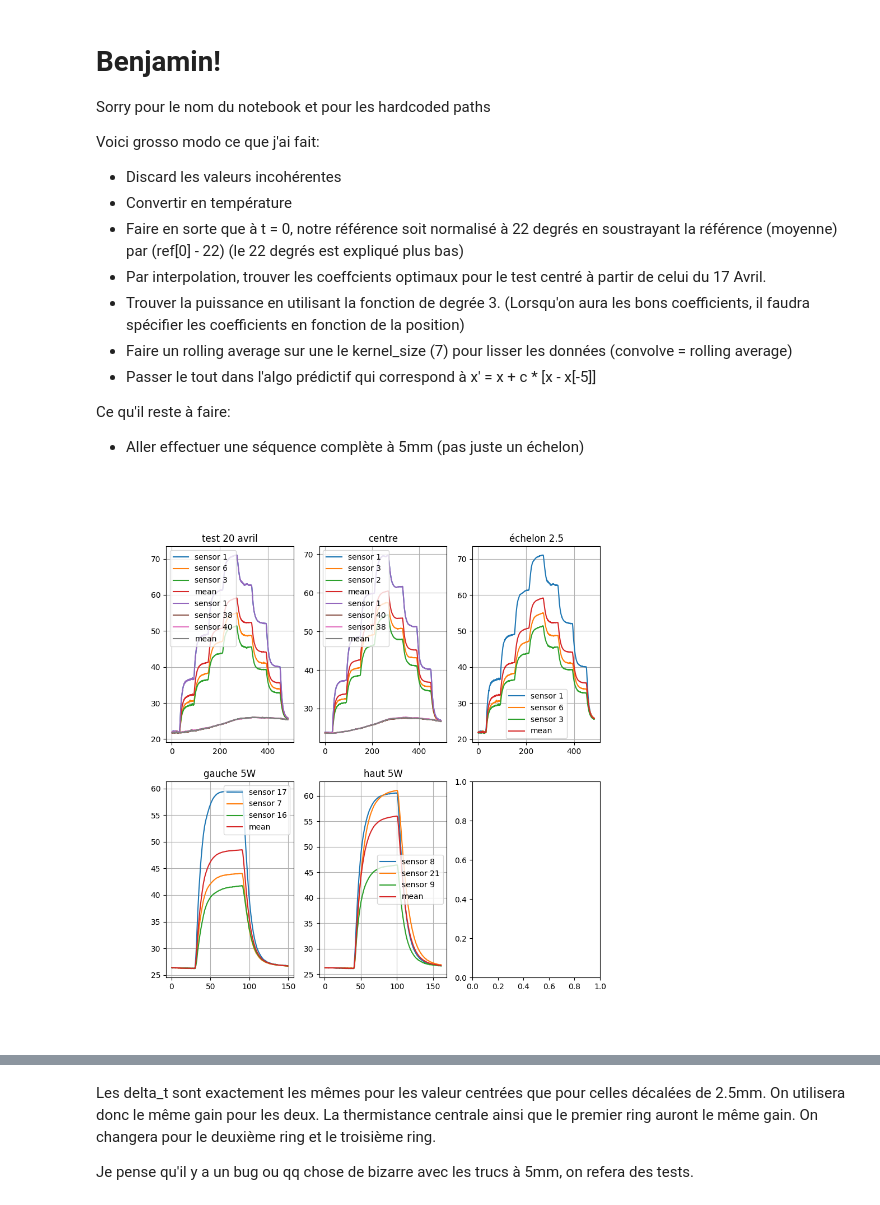
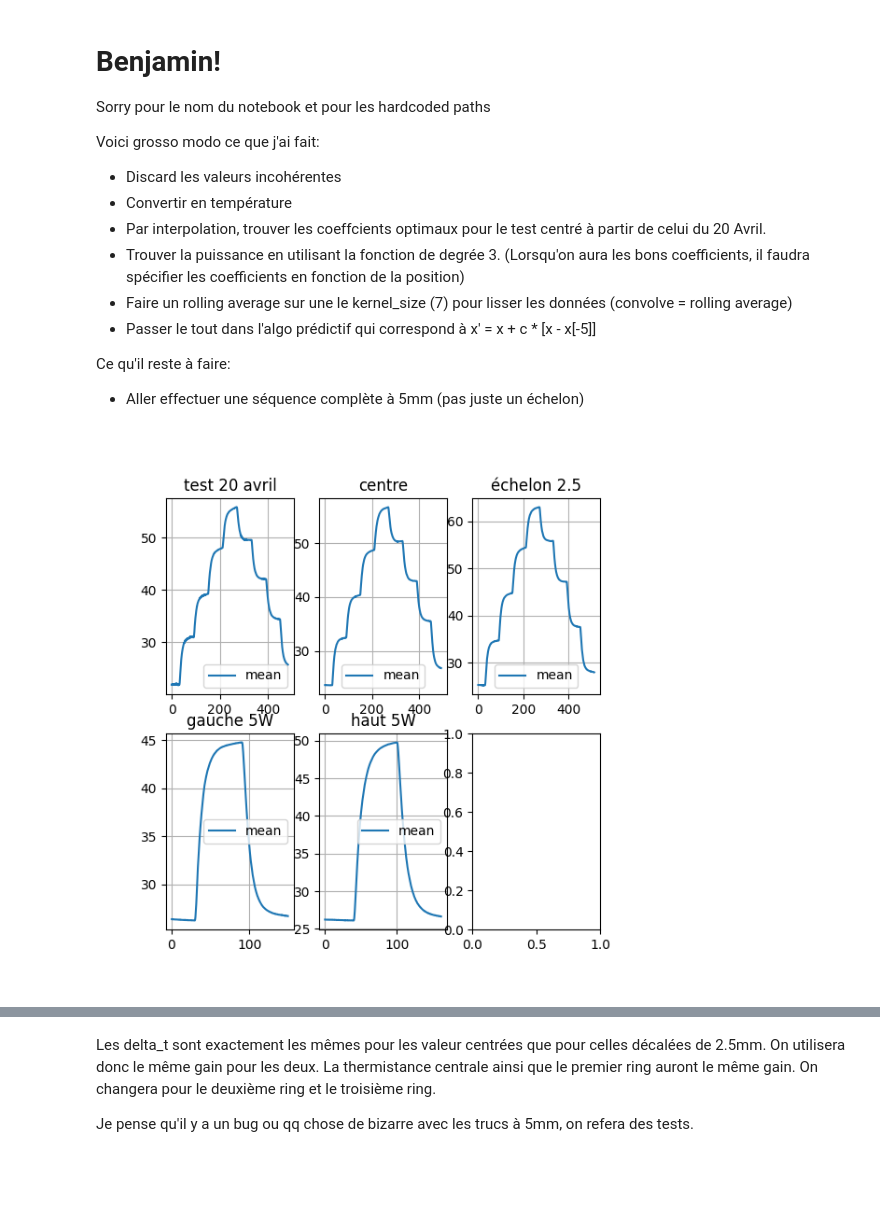
Before and after one commit to sapar82/Design-3-Team-2, a Jupyter notebook: Programmation/Debuggage/Script Python/notebook.ipynb, the cells around one changed output, grey strips where cells are left out. Drawn from its saved outputs; the diff is of its cells as text; code cells hidden in the pictures; blank space fills up the shorter version.

Commit message:
Mean

```diff
--- a/Programmation/Debuggage/Script Python/notebook.ipynb
+++ b/Programmation/Debuggage/Script Python/notebook.ipynb
@@ -6,8 +6,7 @@ et pour les hardcoded paths
 Voici grosso modo ce que j'ai fait:
 - Discard les valeurs incohérentes
 - Convertir en température
-- Faire en sorte que à t = 0, notre référence soit normalisé à 22 degrés en soustrayant la référence (moyenne) par (ref[0] - 22) (le 22 degrés est expliqué plus bas)
-- Par interpolation, trouver les coeffcients optimaux pour le test centré à partir de celui du 17 Avril.
+- Par interpolation, trouver les coeffcients optimaux pour le test centré à partir de celui du 20 Avril.
 - Trouver la puissance en utilisant la fonction de degrée 3. (Lorsqu'on aura les bons coefficients, il faudra spécifier les coefficients en fonction de la position)
 - Faire un rolling average sur une le kernel_size (7) pour lisser les données (convolve = rolling average)
 - Passer le tout dans l'algo prédictif qui correspond à x' = x + c * [x - x[-5]]
@@ -30,7 +29,7 @@ data_left5w = load_data(data_left5w)
 data_up5w = "/Users/sammynoelparise/Library/CloudStorage/OneDrive-UniversitéLaval/Sixième session/Design/Design 3 Team 2/Programmation/Debuggage/DATA/echelon_haut_5W_1min.txt"
 data_up5w = load_data(data_up5w)
 
-data_echelon2_5 ="/Users/sammynoelparise/Library/CloudStorage/OneDrive-UniversitéLaval/Sixième session/Design/Design 3 Team 2/Programmation/Debuggage/DATA/Échelon2.5_20-04.txt"
+data_echelon2_5 ="/Users/sammynoelparise/Library/CloudStorage/OneDrive-UniversitéLaval/Sixième session/Design/Design 3 Team 2/Programmation/Debuggage/DATA/échelondecale2.5_2.5W-04-20.txt"
 data_echelon2_5 = load_data(data_echelon2_5)
 # %%
 #discard index [4, 11, 12, 13, 25, 26, 27, 44, 45, 46, 47, 'ref1', 'ref2' , 'ref3']
@@ -56,36 +55,37 @@ highest_temp_echelon2_5 = rank_temperature(data_echelon2_5_temp)
 # %%
 def plot(ax, data, temperature_rank, n, title="", mean=False):
     """
     ax: axis to plot on
     data: data to plot
     temperature_rank: rank of the temperature to plot
     n: number of data to plot
     """
-    for i in range(np.abs(n)):
-        if n > 0:
-            index = temperature_rank[i]
-        else:
-            index = temperature_rank[-i]
-        ax.plot(data["time"], data[index], label="sensor " + str(index))
     if mean:
         if n > 0:
             ax.plot(data["time"], data[temperature_rank[:n]].mean(axis=1), label="mean")
         else:
             ax.plot(data["time"], data[temperature_rank[n:]].mean(axis=1), label="mean")
+    else:
+        for i in range(np.abs(n)):
+            if n > 0:
+                index = temperature_rank[i]
+            else:
+                index = temperature_rank[-i]
+            ax.plot(data["time"], data[index], label="sensor " + str(index))
+
     ax.legend()
     ax.set_title(title)
     ax.grid(True)
-fig, ax = plt.subplots(2, 3, figsize=(10, 10))
-n=3
+fig, ax = plt.subplots(2, 3, figsize=(6, 6))
+n=5
 plot(ax[0, 0], data_temp, highest_temp, n, "test 20 avril", mean = True)
-plot(ax[0, 0], data_temp, highest_temp, -n, "test 20 avril", mean = True)
+
 plot(ax[0, 1], data_centre_temp, highest_temp_centre, n, "centre", mean=True)
-plot(ax[0, 1], data_centre_temp, highest_temp_centre, -n, "centre", mean=True)
 plot(ax[1, 0], data_left5w_temp, highest_temp_left5w, n, "gauche 5W", mean=True)
 plot(ax[1, 1], data_up5w_temp, highest_temp_up5w, n, "haut 5W", mean=True)
 plot(ax[0, 2], data_echelon2_5_temp, highest_temp_echelon2_5, n, "échelon 2.5", mean=True)
 # %% [output]
-[figure, old version]
+[figure, new version]
 # %% [markdown]
 La valeur mean n'est clairement pas utilisable encore dans cette étape, on va voir après avoir soustrait la référence.
 
```
Also changed, not shown: parts of 6 cells of this notebook.
